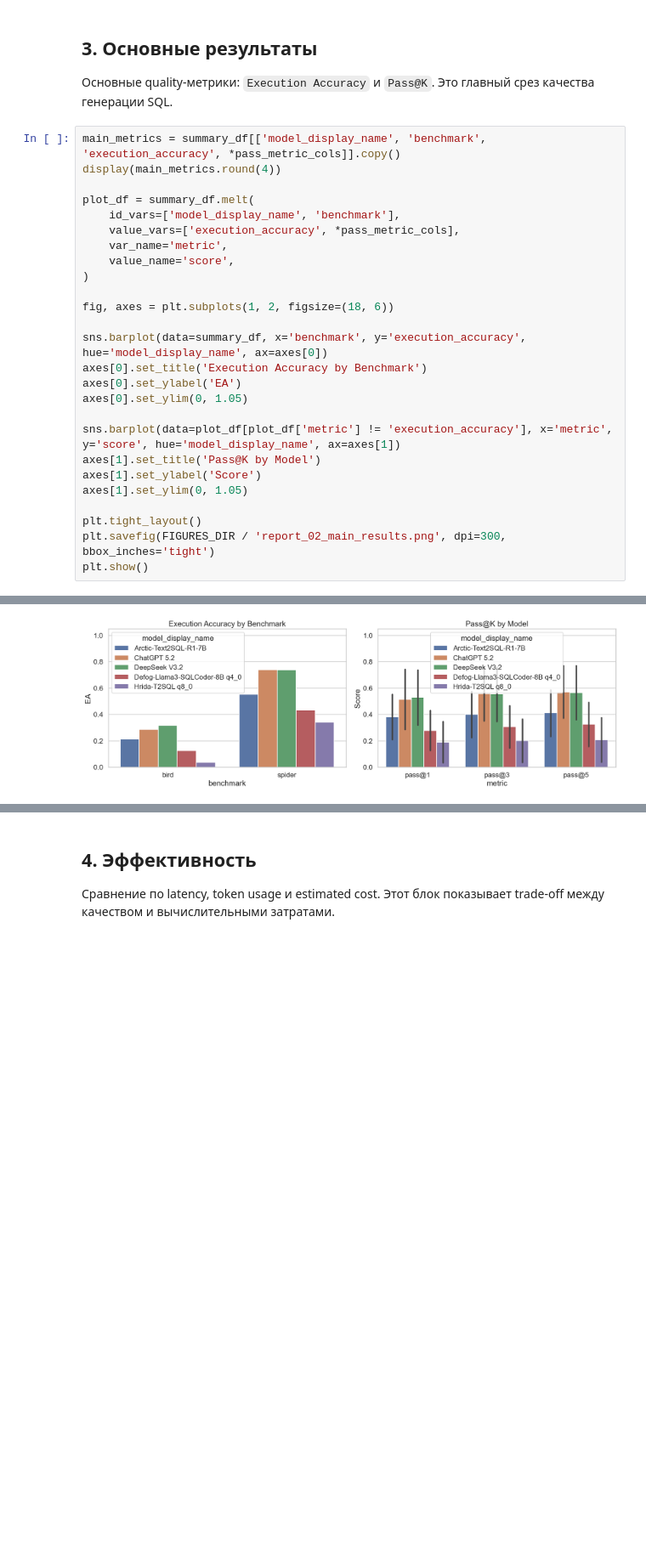
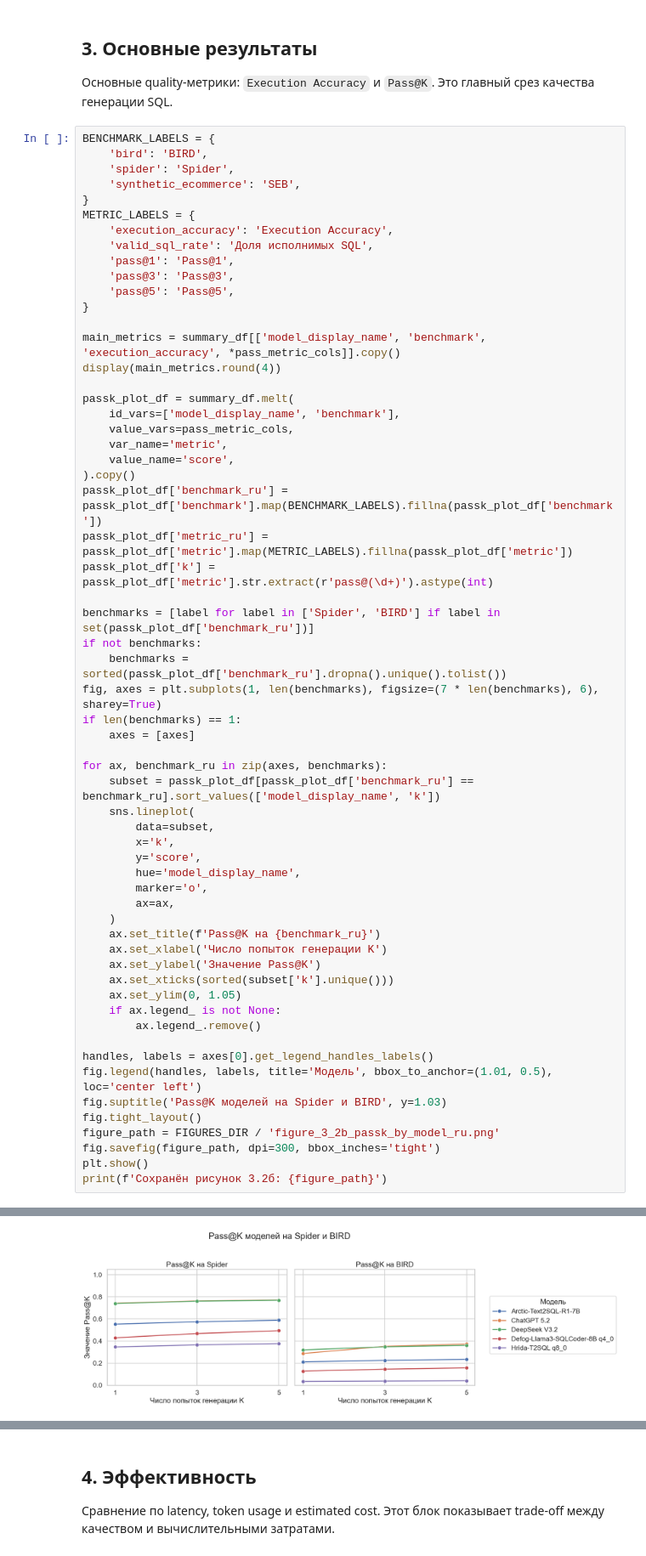
Before and after one commit to countrvl/vkr, a Jupyter notebook: nl2sql/notebooks/02_report_pass_k.ipynb, the cells around one changed output, grey strips where cells are left out. Shown at 85% size. Drawn from its saved outputs; the diff is of its cells as text; blank space fills up the shorter version.

```diff
--- a/nl2sql/notebooks/02_report_pass_k.ipynb
+++ b/nl2sql/notebooks/02_report_pass_k.ipynb
@@ -161,41 +161,75 @@ Passing `palette` without assigning `hue` is deprecated and will be removed in v
 
 Основные quality-метрики: `Execution Accuracy` и `Pass@K`. Это главный срез качества генерации SQL.
 # %%
+BENCHMARK_LABELS = {
+    'bird': 'BIRD',
+    'spider': 'Spider',
+    'synthetic_ecommerce': 'SEB',
+}
+METRIC_LABELS = {
+    'execution_accuracy': 'Execution Accuracy',
+    'valid_sql_rate': 'Доля исполнимых SQL',
+    'pass@1': 'Pass@1',
+    'pass@3': 'Pass@3',
+    'pass@5': 'Pass@5',
+}
+
 main_metrics = summary_df[['model_display_name', 'benchmark', 'execution_accuracy', *pass_metric_cols]].copy()
 display(main_metrics.round(4))
 
-plot_df = summary_df.melt(
+passk_plot_df = summary_df.melt(
     id_vars=['model_display_name', 'benchmark'],
-    value_vars=['execution_accuracy', *pass_metric_cols],
+    value_vars=pass_metric_cols,
     var_name='metric',
     value_name='score',
-)
+).copy()
+passk_plot_df['benchmark_ru'] = passk_plot_df['benchmark'].map(BENCHMARK_LABELS).fillna(passk_plot_df['benchmark'])
+passk_plot_df['metric_ru'] = passk_plot_df['metric'].map(METRIC_LABELS).fillna(passk_plot_df['metric'])
+passk_plot_df['k'] = passk_plot_df['metric'].str.extract(r'pass@(\d+)').astype(int)
 
-fig, axes = plt.subplots(1, 2, figsize=(18, 6))
+benchmarks = [label for label in ['Spider', 'BIRD'] if label in set(passk_plot_df['benchmark_ru'])]
+if not benchmarks:
+    benchmarks = sorted(passk_plot_df['benchmark_ru'].dropna().unique().tolist())
+fig, axes = plt.subplots(1, len(benchmarks), figsize=(7 * len(benchmarks), 6), sharey=True)
+if len(benchmarks) == 1:
+    axes = [axes]
 
-sns.barplot(data=summary_df, x='benchmark', y='execution_accuracy', hue='model_display_name', ax=axes[0])
-axes[0].set_title('Execution Accuracy by Benchmark')
-axes[0].set_ylabel('EA')
-axes[0].set_ylim(0, 1.05)
+for ax, benchmark_ru in zip(axes, benchmarks):
+    subset = passk_plot_df[passk_plot_df['benchmark_ru'] == benchmark_ru].sort_values(['model_display_name', 'k'])
+    sns.lineplot(
+        data=subset,
+        x='k',
+        y='score',
+        hue='model_display_name',
+        marker='o',
+        ax=ax,
+    )
+    ax.set_title(f'Pass@K на {benchmark_ru}')
+    ax.set_xlabel('Число попыток генерации K')
+    ax.set_ylabel('Значение Pass@K')
+    ax.set_xticks(sorted(subset['k'].unique()))
+    ax.set_ylim(0, 1.05)
+    if ax.legend_ is not None:
+        ax.legend_.remove()
 
-sns.barplot(data=plot_df[plot_df['metric'] != 'execution_accuracy'], x='metric', y='score', hue='model_display_name', ax=axes[1])
-axes[1].set_title('Pass@K by Model')
-axes[1].set_ylabel('Score')
-axes[1].set_ylim(0, 1.05)
-
-plt.tight_layout()
-plt.savefig(FIGURES_DIR / 'report_02_main_results.png', dpi=300, bbox_inches='tight')
+handles, labels = axes[0].get_legend_handles_labels()
+fig.legend(handles, labels, title='Модель', bbox_to_anchor=(1.01, 0.5), loc='center left')
+fig.suptitle('Pass@K моделей на Spider и BIRD', y=1.03)
+fig.tight_layout()
+figure_path = FIGURES_DIR / 'figure_3_2b_passk_by_model_ru.png'
+fig.savefig(figure_path, dpi=300, bbox_inches='tight')
 plt.show()
+print(f'Сохранён рисунок 3.2б: {figure_path}')
 # %% [output]
 |  | model_display_name | benchmark | execution_accuracy | pass@1 | pass@3 | pass@5 |
 | 0 | Arctic-Text2SQL-R1-7B | bird | 0.2132 | 0.2116 | 0.2253 | 0.2347 |
 | 1 | Arctic-Text2SQL-R1-7B | spider | 0.5522 | 0.5538 | 0.5750 | 0.5890 |
 | 2 | ChatGPT 5.2 | bird | 0.2868 | 0.2875 | 0.3524 | 0.3735 |
 | 3 | ChatGPT 5.2 | spider | 0.7418 | 0.7424 | 0.7637 | 0.7718 |
 | 4 | DeepSeek V3.2 | bird | 0.3175 | 0.3201 | 0.3482 | 0.3611 |
 | 5 | DeepSeek V3.2 | spider | 0.7379 | 0.7395 | 0.7619 | 0.7698 |
 | 6 | Defog-Llama3-SQLCoder-8B q4_0 | bird | 0.1258 | 0.1279 | 0.1456 | 0.1571 |
 | 7 | Defog-Llama3-SQLCoder-8B q4_0 | spider | 0.4323 | 0.4300 | 0.4683 | 0.4942 |
 | 8 | Hrida-T2SQL q8_0 | bird | 0.0378 | 0.0342 | 0.0375 | 0.0404 |
 | 9 | Hrida-T2SQL q8_0 | spider | 0.3414 | 0.3468 | 0.3656 | 0.3772 |
-[figure, old version]
+[figure, new version]
```
Also changed, not shown: parts of 2 cells of this notebook, 10 other files.
